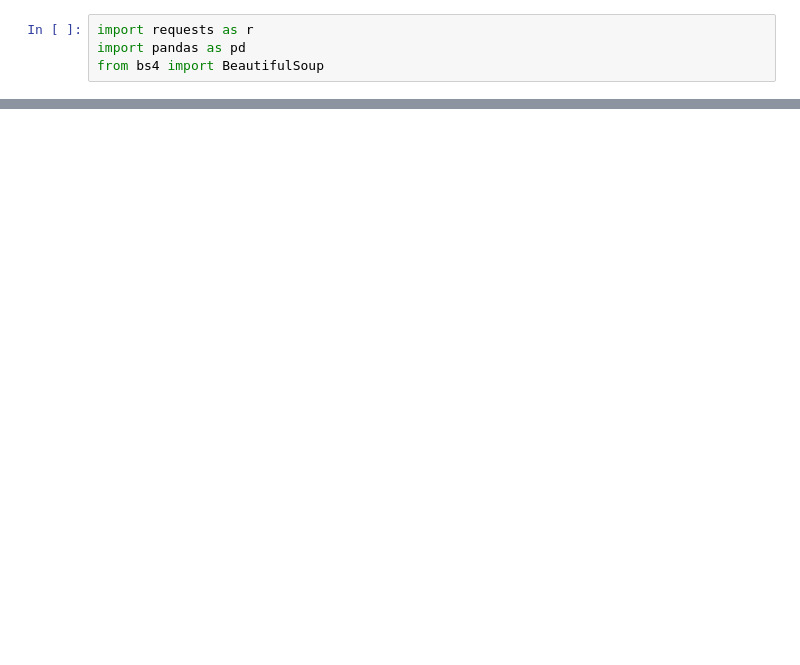
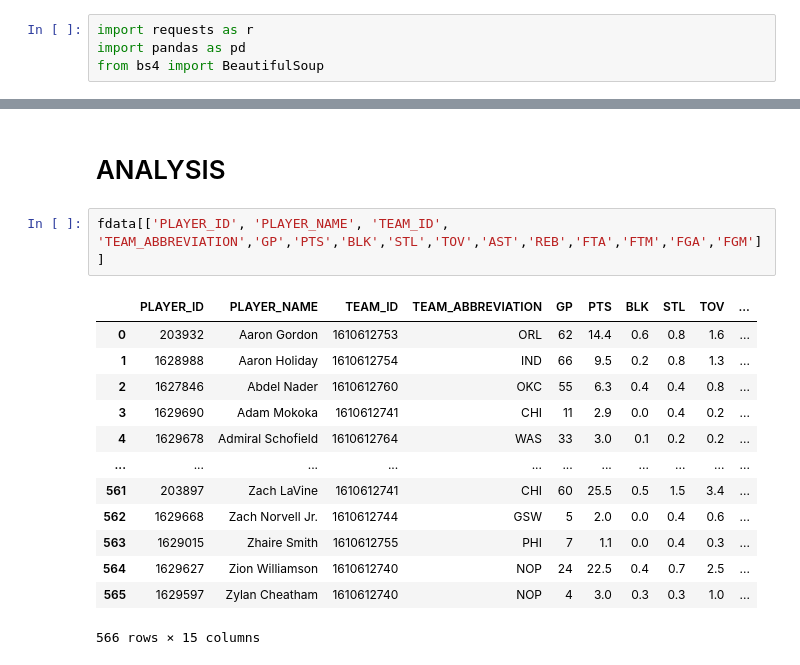
Before and after one commit to EtienneLeconte/248_Repo, a Jupyter notebook: Projects/NBA STATS SCRAPING.ipynb, the cells around one changed output, grey strips where cells are left out. Cells and saved outputs as stored; diff of their text form; blank space fills up the shorter version.

```diff
--- a/Projects/NBA STATS SCRAPING.ipynb
+++ b/Projects/NBA STATS SCRAPING.ipynb
@@ -100,0 +86,18 @@ get_stats('https://stats.nba.com/stats/leaguedashplayerstats?College=&Conference
+# %% [markdown]
+# ANALYSIS
+# %%
+fdata[['PLAYER_ID', 'PLAYER_NAME', 'TEAM_ID', 'TEAM_ABBREVIATION','GP','PTS','BLK','STL','TOV','AST','REB','FTA','FTM','FGA','FGM']]
+# %% [output]
+|  | PLAYER_ID | PLAYER_NAME | TEAM_ID | TEAM_ABBREVIATION | GP | PTS | BLK | STL | TOV | ... |
+| 0 | 203932 | Aaron Gordon | 1610612753 | ORL | 62 | 14.4 | 0.6 | 0.8 | 1.6 | ... |
+| 1 | 1628988 | Aaron Holiday | 1610612754 | IND | 66 | 9.5 | 0.2 | 0.8 | 1.3 | ... |
+| 2 | 1627846 | Abdel Nader | 1610612760 | OKC | 55 | 6.3 | 0.4 | 0.4 | 0.8 | ... |
+| 3 | 1629690 | Adam Mokoka | 1610612741 | CHI | 11 | 2.9 | 0.0 | 0.4 | 0.2 | ... |
+| 4 | 1629678 | Admiral Schofield | 1610612764 | WAS | 33 | 3.0 | 0.1 | 0.2 | 0.2 | ... |
+| ... | ... | ... | ... | ... | ... | ... | ... | ... | ... | ... |
+| 561 | 203897 | Zach LaVine | 1610612741 | CHI | 60 | 25.5 | 0.5 | 1.5 | 3.4 | ... |
+| 562 | 1629668 | Zach Norvell Jr. | 1610612744 | GSW | 5 | 2.0 | 0.0 | 0.4 | 0.6 | ... |
+| 563 | 1629015 | Zhaire Smith | 1610612755 | PHI | 7 | 1.1 | 0.0 | 0.4 | 0.3 | ... |
+| 564 | 1629627 | Zion Williamson | 1610612740 | NOP | 24 | 22.5 | 0.4 | 0.7 | 2.5 | ... |
+| 565 | 1629597 | Zylan Cheatham | 1610612740 | NOP | 4 | 3.0 | 0.3 | 0.3 | 1.0 | ... |
+566 rows × 15 columns
```
Also changed, not shown: parts of 8 cells of this notebook, 31 other files.
